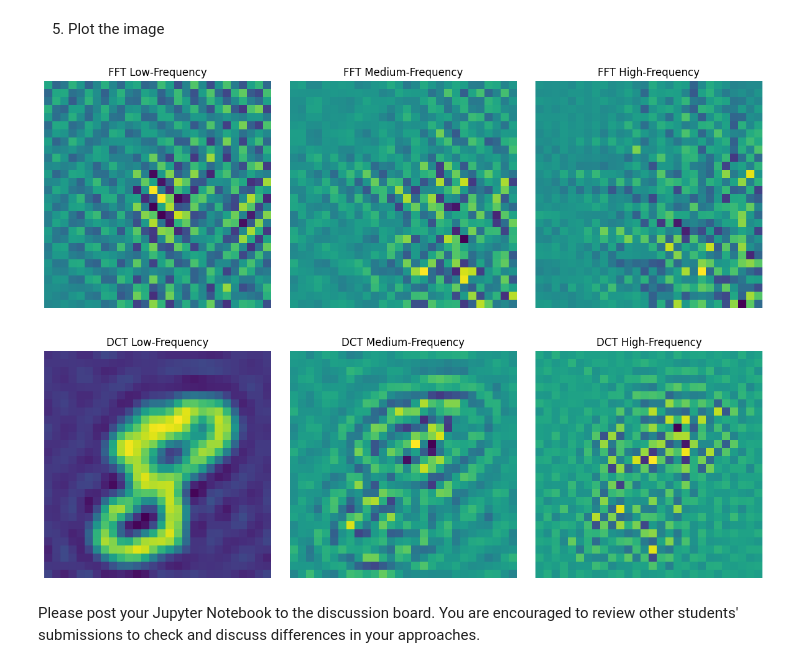
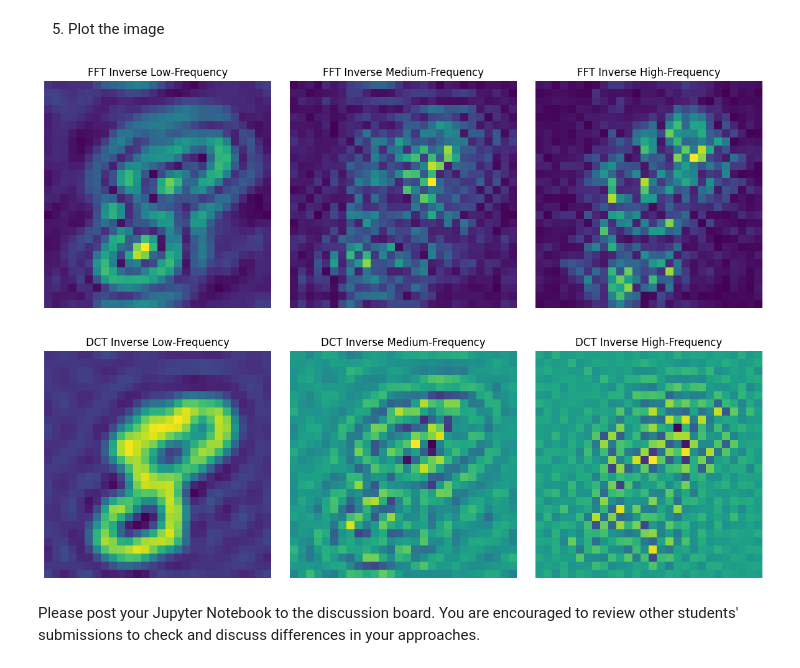
Before and after one commit to zhatz111/Data-Science-Masters, a Jupyter notebook: Algorithms for Data Science/Module 4/Mathematical Transformations.ipynb, the cells around one changed output. Drawn from its saved outputs; the diff is of its cells as text; code cells hidden in the pictures.

```diff
--- a/Algorithms for Data Science/Module 4/Mathematical Transformations.ipynb
+++ b/Algorithms for Data Science/Module 4/Mathematical Transformations.ipynb
@@ -376,17 +394,11 @@ fft_ = perform_2d_fft(eight_reshaped)
 # extract coefficient code
 
 # DCT coefficients
-dct_lowfreq = dct_.copy()
-dct_medfreq = dct_.copy()
-dct_highfreq = dct_.copy()
-dct_lowfreq[~dct_lowfreq_mask.astype(bool)] = 0
-dct_medfreq[~dct_medfreq_mask.astype(bool)] = 0
-dct_highfreq[~dct_highfreq_mask.astype(bool)] = 0
+dct_lowfreq = dct_*dct_lowfreq_mask
+dct_medfreq = dct_*dct_medfreq_mask
+dct_highfreq = dct_*dct_highfreq_mask
 
 # FFT coefficients
-fft_lowfreq = fft_.copy()
-fft_medfreq = fft_.copy()
-fft_highfreq = fft_.copy()
-fft_lowfreq[~fft_lowfreq_mask.astype(bool)] = 0
-fft_medfreq[~fft_medfreq_mask.astype(bool)] = 0
-fft_highfreq[~fft_highfreq_mask.astype(bool)] = 0
+fft_lowfreq = fft_*fft_lowfreq_mask
+fft_medfreq = fft_*fft_medfreq_mask
+fft_highfreq = fft_*fft_highfreq_mask
@@ -398,37 +462,37 @@ dct_lowfreq_inv = perform_inverse_2d_dct(dct_lowfreq)
 dct_medfreq_inv = perform_inverse_2d_dct(dct_medfreq)
 dct_highfreq_inv = perform_inverse_2d_dct(dct_highfreq)
 
-fft_lowfreq_inv = perform_inverse_2d_dct(fft_lowfreq)
-fft_medfreq_inv = perform_inverse_2d_dct(fft_medfreq)
-fft_highfreq_inv = perform_inverse_2d_dct(fft_highfreq)
+fft_lowfreq_inv = perform_inverse_2d_fft(fft_lowfreq)
+fft_medfreq_inv = perform_inverse_2d_fft(fft_medfreq)
+fft_highfreq_inv = perform_inverse_2d_fft(fft_highfreq)
 # %% [markdown]
 5. Plot the image
 # %%
 # Set up subplots
 plt.figure(figsize=(12, 4))
 
 # Plotting the low frequency mask
 plt.subplot(131)
-plt.imshow(fft_lowfreq_inv.real)
-plt.title("FFT Low-Frequency")
+plt.imshow(np.abs(fft_lowfreq_inv))
+plt.title("FFT Inverse Low-Frequency")
 plt.axis('off')
 
 # Plotting the medium frequency mask
 plt.subplot(132)
-plt.imshow(fft_medfreq_inv.real)
-plt.title("FFT Medium-Frequency")
+plt.imshow(np.abs(fft_medfreq_inv))
+plt.title("FFT Inverse Medium-Frequency")
 plt.axis('off')
 
 # Plotting the high frequency mask
 plt.subplot(133)
-plt.imshow(fft_highfreq_inv.real)
-plt.title("FFT High-Frequency")
+plt.imshow(np.abs(fft_highfreq_inv))
+plt.title("FFT Inverse High-Frequency")
 plt.axis('off')
 
 plt.tight_layout()
 plt.show()
 # %% [output]
-[figure, old version]
+[figure, new version]
 # %%
 # Set up subplots
 plt.figure(figsize=(12, 4))
@@ -436,24 +500,24 @@ plt.figure(figsize=(12, 4))
 # Plotting the low frequency mask
 plt.subplot(131)
 plt.imshow(dct_lowfreq_inv)
-plt.title("DCT Low-Frequency")
+plt.title("DCT Inverse Low-Frequency")
 plt.axis('off')
 
 # Plotting the medium frequency mask
 plt.subplot(132)
 plt.imshow(dct_medfreq_inv)
-plt.title("DCT Medium-Frequency")
+plt.title("DCT Inverse Medium-Frequency")
 plt.axis('off')
 
 # Plotting the high frequency mask
 plt.subplot(133)
 plt.imshow(dct_highfreq_inv)
-plt.title("DCT High-Frequency")
+plt.title("DCT Inverse High-Frequency")
 plt.axis('off')
 
 plt.tight_layout()
 plt.show()
 # %% [output]
-[figure, old version]
+[figure, new version]
 # %% [markdown]
 Please post your Jupyter Notebook to the discussion board. You are encouraged to review other students' submissions to check and discuss differences in your approaches.
```
Also changed, not shown: parts of 5 cells of this notebook, 1 other file.
